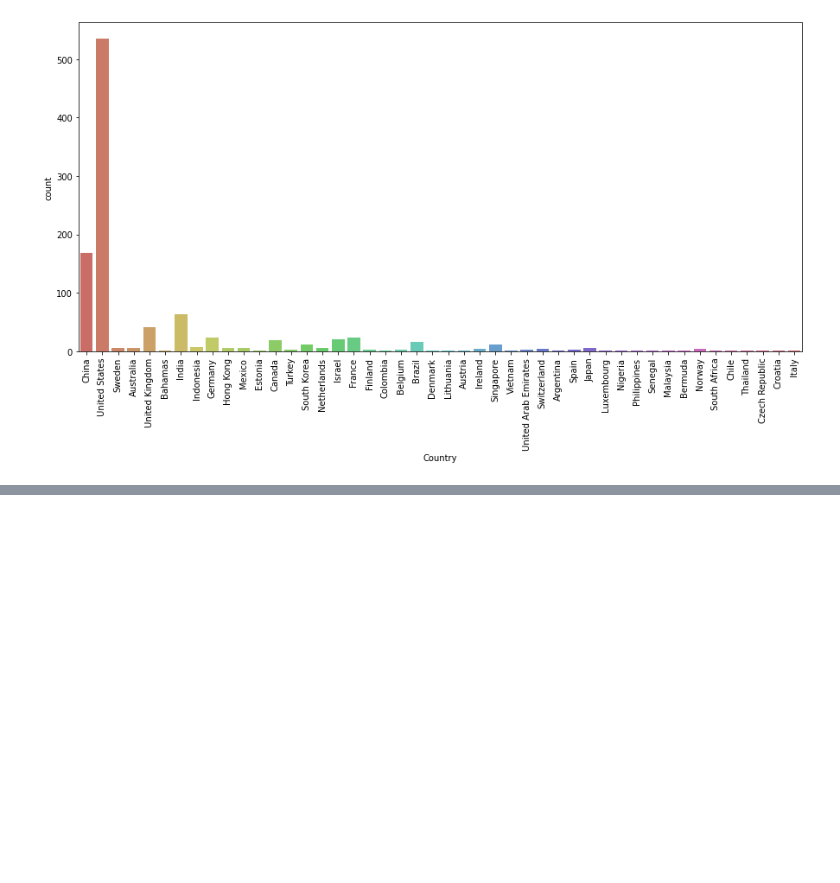
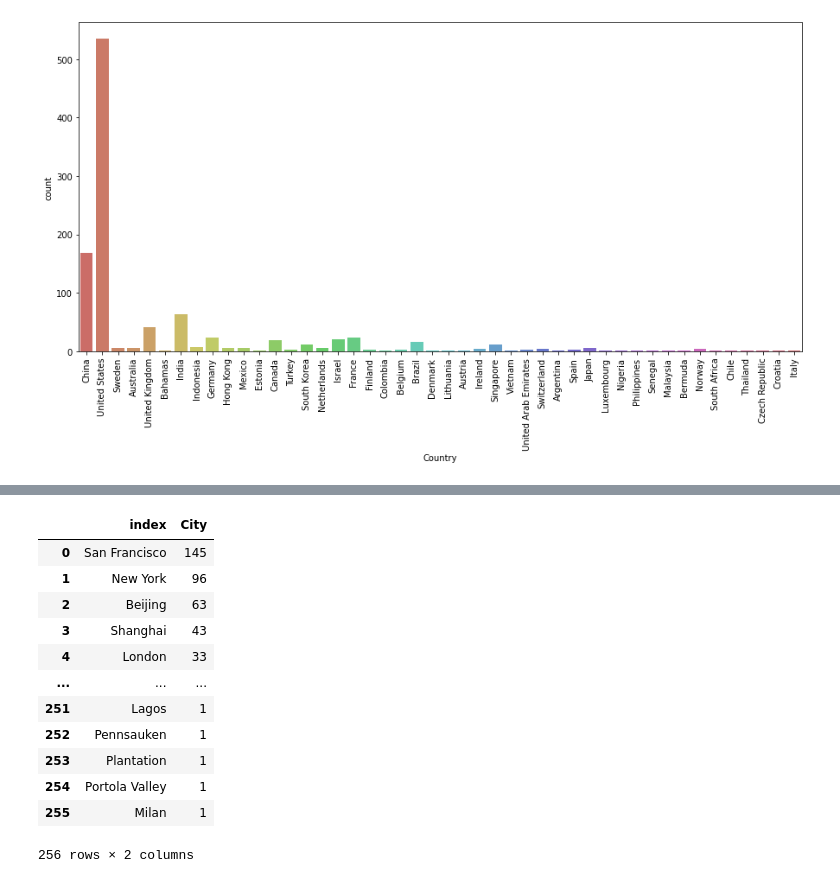
Before and after one commit to AzadMehedi/Explarotary-Data-Analysis-EDA, a Jupyter notebook: unicorn_companies_EDA.ipynb, the cells around one changed output, grey strips where cells are left out. Drawn from its saved outputs; the diff is of its cells as text; code cells hidden in the pictures; blank space fills up the shorter version.

```diff
--- a/unicorn_companies_EDA.ipynb
+++ b/unicorn_companies_EDA.ipynb
@@ -182,0 +240,18 @@ plt.show()
+# %%
+# converts Series to DataFrame
+df1 = df1.to_frame().reset_index()
+df1
+# %% [output]
+|  | index | City |
+| 0 | San Francisco | 145 |
+| 1 | New York | 96 |
+| 2 | Beijing | 63 |
+| 3 | Shanghai | 43 |
+| 4 | London | 33 |
+| ... | ... | ... |
+| 251 | Lagos | 1 |
+| 252 | Pennsauken | 1 |
+| 253 | Plantation | 1 |
+| 254 | Portola Valley | 1 |
+| 255 | Milan | 1 |
+256 rows × 2 columns
```
Also changed, not shown: parts of 7 cells of this notebook.
